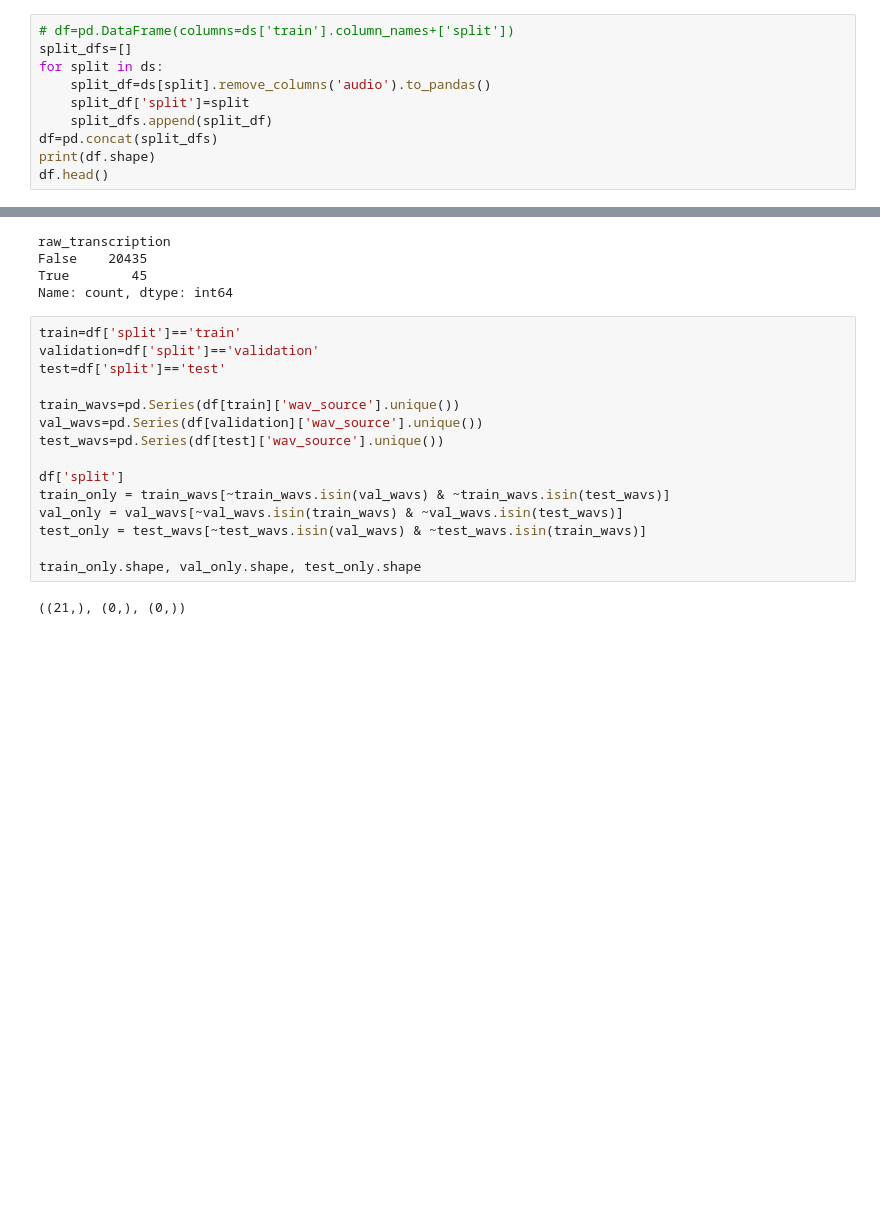
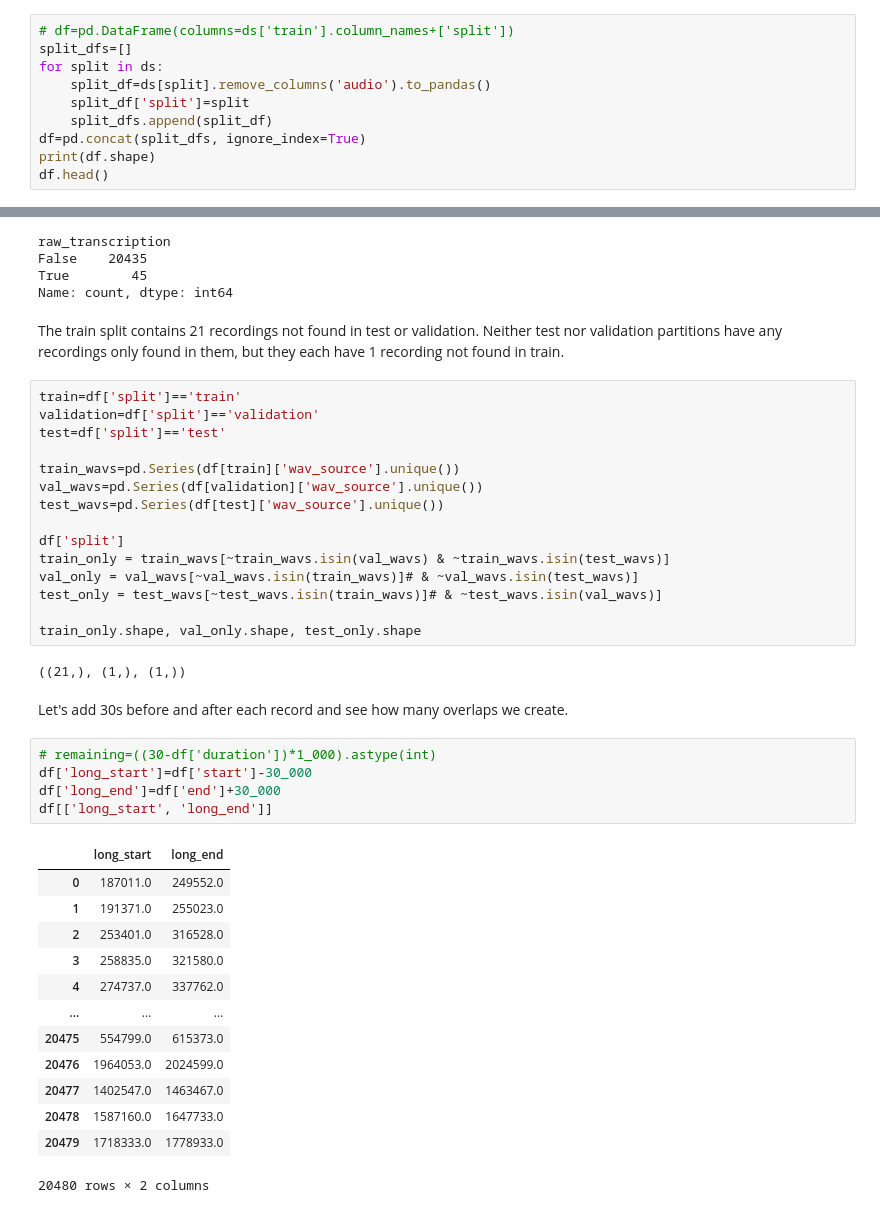
Before and after one commit to markjosims/malachor5, a Jupyter notebook: notebooks/split_dataset.ipynb, the cells around one changed output, grey strips where cells are left out. Drawn from its saved outputs; the diff is of its cells as text; blank space fills up the shorter version.

```diff
--- a/notebooks/split_dataset.ipynb
+++ b/notebooks/split_dataset.ipynb
@@ -28,7 +29,7 @@ for split in ds:
     split_df=ds[split].remove_columns('audio').to_pandas()
     split_df['split']=split
     split_dfs.append(split_df)
-df=pd.concat(split_dfs)
+df=pd.concat(split_dfs, ignore_index=True)
 print(df.shape)
 df.head()
 # %% [output]
@@ -49,6 +70,8 @@ raw_transcription
 False    20435
 True        45
 Name: count, dtype: int64
+# %% [markdown]
+The train split contains 21 recordings not found in test or validation. Neither test nor validation partitions have any recordings only found in them, but they each have 1 recording not found in train.
 # %%
 train=df['split']=='train'
 validation=df['split']=='validation'
@@ -60,9 +83,30 @@ test_wavs=pd.Series(df[test]['wav_source'].unique())
 
 df['split']
 train_only = train_wavs[~train_wavs.isin(val_wavs) & ~train_wavs.isin(test_wavs)]
-val_only = val_wavs[~val_wavs.isin(train_wavs) & ~val_wavs.isin(test_wavs)]
-test_only = test_wavs[~test_wavs.isin(val_wavs) & ~test_wavs.isin(train_wavs)]
+val_only = val_wavs[~val_wavs.isin(train_wavs)]# & ~val_wavs.isin(test_wavs)]
+test_only = test_wavs[~test_wavs.isin(train_wavs)]# & ~test_wavs.isin(val_wavs)]
 
 train_only.shape, val_only.shape, test_only.shape
 # %% [output]
-((21,), (0,), (0,))
+((21,), (1,), (1,))
+# %% [markdown]
+Let's add 30s before and after each record and see how many overlaps we create.
+# %%
+# remaining=((30-df['duration'])*1_000).astype(int)
+df['long_start']=df['start']-30_000
+df['long_end']=df['end']+30_000
+df[['long_start', 'long_end']]
+# %% [output]
+|  | long_start | long_end |
+| 0 | 187011.0 | 249552.0 |
+| 1 | 191371.0 | 255023.0 |
+| 2 | 253401.0 | 316528.0 |
+| 3 | 258835.0 | 321580.0 |
+| 4 | 274737.0 | 337762.0 |
+| ... | ... | ... |
+| 20475 | 554799.0 | 615373.0 |
+| 20476 | 1964053.0 | 2024599.0 |
+| 20477 | 1402547.0 | 1463467.0 |
+| 20478 | 1587160.0 | 1647733.0 |
+| 20479 | 1718333.0 | 1778933.0 |
+20480 rows × 2 columns
```
Also changed, not shown: parts of 20 cells of this notebook, 1 other file.
